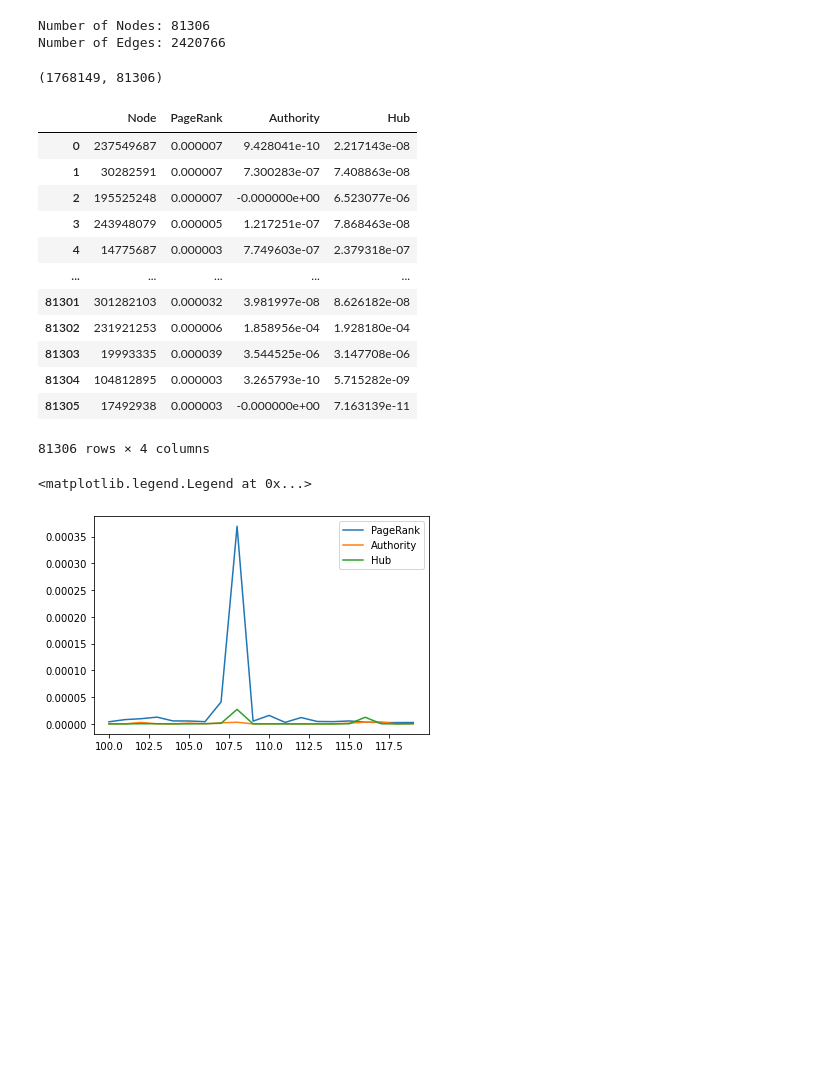
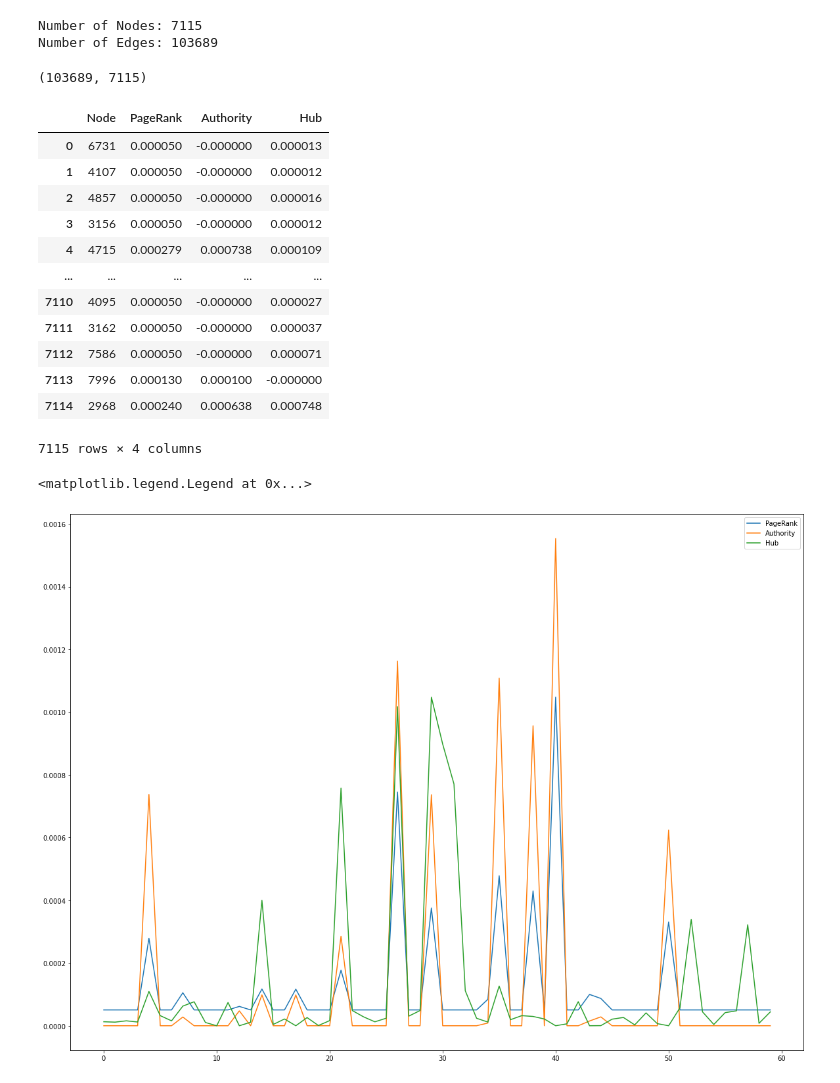
Before and after one commit to blackhat-7/IR2022_A3_45, a Jupyter notebook: Code/q2.ipynb, the cells around one changed output. Saved outputs shown, nothing was run; the diff lists cells and outputs as text; code cells hidden in the pictures; blank space fills up the shorter version.

Commit message:
Changed graphs

```diff
--- a/Code/q2.ipynb
+++ b/Code/q2.ipynb
@@ -9,7 +9,7 @@ def getNodesEdges(filename):
     edges = []
     with open(filename, 'r') as f:
         for line in f:
-            src, dst = line.strip().split(' ')
+            src, dst = line.strip().split()
             nodes.add(src)
             nodes.add(dst)
             edges.append((src, dst))
@@ -18,10 +18,10 @@ def getNodesEdges(filename):
     return nodes, edges
 
 
-nodes, edges = getNodesEdges("../Data/twitter_combined.txt")
+nodes, edges = getNodesEdges("../Data/wiki-Vote.txt")
 # %% [output]
-Number of Nodes: 81306
-Number of Edges: 2420766
+Number of Nodes: 7115
+Number of Edges: 103689
 # %%
 def calculatePageRank(nodes, edges, dampingFactor=0.85, iterations=10):
     """
@@ -102,11 +102,11 @@ G.add_nodes_from(nodes)
 G.add_edges_from(edges)
 G.number_of_edges(), G.number_of_nodes()
 # %% [output]
-(1768149, 81306)
+(103689, 7115)
 # %%
 pr = nx.pagerank(G)
 # %%
-auth, hub = nx.hits(G)
+hub, auth = nx.hits(G)
 # %%
 # dataframe for combined results
 combined = pd.DataFrame(columns=['Node', 'PageRank', 'Authority', 'Hub'])
@@ -117,26 +117,27 @@ combined['Hub'] = pd.Series(hub.values())
 combined
 # %% [output]
 |  | Node | PageRank | Authority | Hub |
-| 0 | 237549687 | 0.000007 | 9.428041e-10 | 2.217143e-08 |
-| 1 | 30282591 | 0.000007 | 7.300283e-07 | 7.408863e-08 |
-| 2 | 195525248 | 0.000007 | -0.000000e+00 | 6.523077e-06 |
-| 3 | 243948079 | 0.000005 | 1.217251e-07 | 7.868463e-08 |
-| 4 | 14775687 | 0.000003 | 7.749603e-07 | 2.379318e-07 |
+| 0 | 6731 | 0.000050 | -0.000000 | 0.000013 |
+| 1 | 4107 | 0.000050 | -0.000000 | 0.000012 |
+| 2 | 4857 | 0.000050 | -0.000000 | 0.000016 |
+| 3 | 3156 | 0.000050 | -0.000000 | 0.000012 |
+| 4 | 4715 | 0.000279 | 0.000738 | 0.000109 |
 | ... | ... | ... | ... | ... |
-| 81301 | 301282103 | 0.000032 | 3.981997e-08 | 8.626182e-08 |
-| 81302 | 231921253 | 0.000006 | 1.858956e-04 | 1.928180e-04 |
-| 81303 | 19993335 | 0.000039 | 3.544525e-06 | 3.147708e-06 |
-| 81304 | 104812895 | 0.000003 | 3.265793e-10 | 5.715282e-09 |
-| 81305 | 17492938 | 0.000003 | -0.000000e+00 | 7.163139e-11 |
+| 7110 | 4095 | 0.000050 | -0.000000 | 0.000027 |
+| 7111 | 3162 | 0.000050 | -0.000000 | 0.000037 |
+| 7112 | 7586 | 0.000050 | -0.000000 | 0.000071 |
+| 7113 | 7996 | 0.000130 | 0.000100 | -0.000000 |
+| 7114 | 2968 | 0.000240 | 0.000638 | 0.000748 |
-81306 rows × 4 columns
+7115 rows × 4 columns
 # %%
 import matplotlib.pyplot as plt
-window_start = 100
-window_end = 120
+window_start = 0
+window_end = 60
+plt.figure(figsize=(20,15))
 plt.plot(range(len(nodes))[window_start:window_end], combined['PageRank'][window_start:window_end], label='PageRank')
 plt.plot(range(len(nodes))[window_start:window_end], combined['Authority'][window_start:window_end], label='Authority')
 plt.plot(range(len(nodes))[window_start:window_end], combined['Hub'][window_start:window_end], label='Hub')
 plt.legend()
 # %% [output]
 <matplotlib.legend.Legend at 0x...>
-[figure, old version]
+[figure, new version]
```
